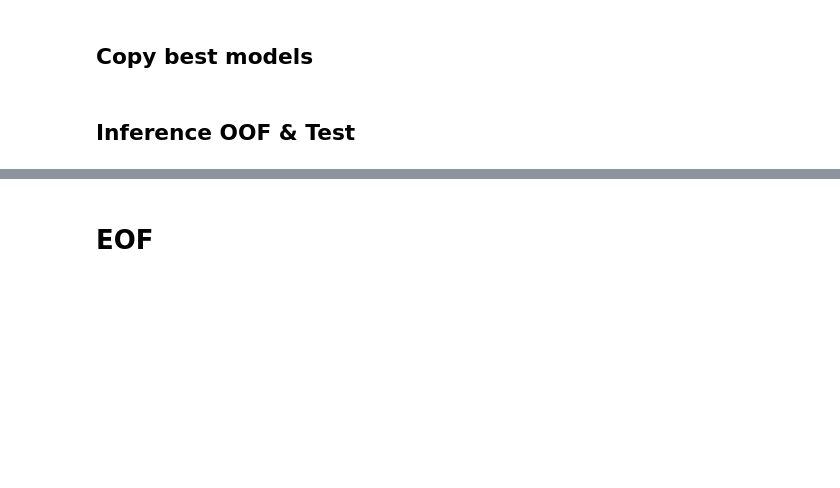
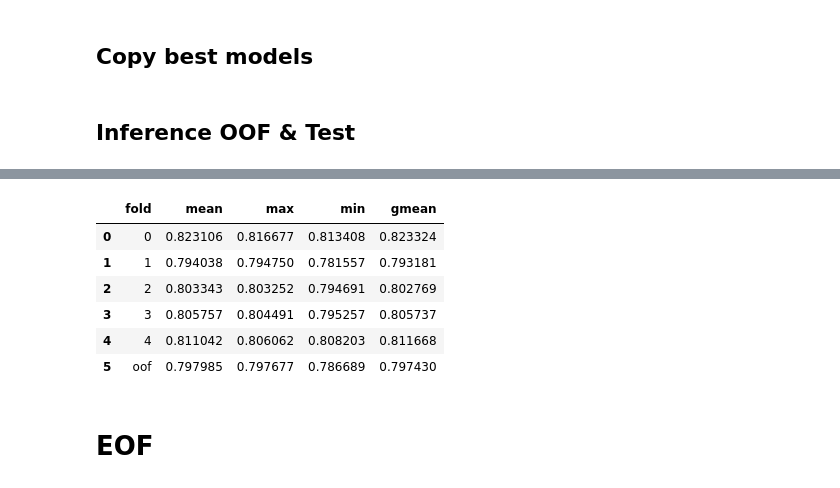
Before and after one commit to yamaguchi-milkcocholate/SETI, a Jupyter notebook: notebooks/nfnet_l0/seti-e-t-resnet18d-nfnet_l0.ipynb, the cells around one changed output, grey strips where cells are left out. Drawn from its saved outputs; the diff is of its cells as text; code cells hidden in the pictures; blank space fills up the shorter version.

```diff
--- a/notebooks/nfnet_l0/seti-e-t-resnet18d-nfnet_l0.ipynb
+++ b/notebooks/nfnet_l0/seti-e-t-resnet18d-nfnet_l0.ipynb
@@ -423,7 +423,7 @@ globals:
   output_path: null # indicate when training
   device: cuda:0
   enable_amp: False
-  max_epoch: 75
+  max_epoch: 5
 
 model:
   type: BasicImageModel
@@ -470,9 +470,9 @@ loader:
   train: {type: DataLoader, dataset: "@/dataset/train",
     batch_size: 42, num_workers: 4, shuffle: True, pin_memory: True, drop_last: True}
   val: {type: DataLoader, dataset: "@/dataset/val",
-    batch_size: 42, num_workers: 4, shuffle: False, pin_memory: True, drop_last: False}
+    batch_size: 256, num_workers: 4, shuffle: False, pin_memory: True, drop_last: False}
   test: {type: DataLoader, dataset: "@/dataset/test",
-    batch_size: 42, num_workers: 4, shuffle: False, pin_memory: True, drop_last: False}
+    batch_size: 256, num_workers: 4, shuffle: False, pin_memory: True, drop_last: False}
 
 optimizer:
   type: AdamW
@@ -526,7 +526,7 @@ extensions:
   - extension: {type: snapshot, target: "@/model", filename: "snapshot_by_metric_epoch_{.epoch}.pth"}
     trigger: {type: MaxValueTrigger, key: "val/metric", trigger: [1, epoch]}
   # # lr scheduler
-  - {type: LRScheduler, scheduler: "@/scheduler", trigger: [1,  iteration]}
+  #  - {type: LRScheduler, scheduler: "@/scheduler", trigger: [1,  iteration]}
 """
 )
 # %% [markdown]
@@ -684,11 +684,11 @@ for fold_id in FOLDS:
     tmp_cfg["globals"]["output_path"] = str(TMP / f"fold{fold_id}")
     pre_eval_cfg_list.append(tmp_cfg)
 # %%
-for pre_eval_cfg in pre_eval_cfg_list:
-    cfg = Config(pre_eval_cfg, types=CONFIG_TYPES)
-    print(f"\n[fold {cfg['/globals/val_fold']}]")
-    train_one_fold(cfg, train)
-    with torch.cuda.device(cfg["/globals/device"]):
-        torch.cuda.empty_cache()
-    del cfg
-    gc.collect()
+# for pre_eval_cfg in pre_eval_cfg_list:
+#     cfg = Config(pre_eval_cfg, types=CONFIG_TYPES)
+#     print(f"\n[fold {cfg['/globals/val_fold']}]")
+#     train_one_fold(cfg, train)
+#     with torch.cuda.device(cfg["/globals/device"]):
+#         torch.cuda.empty_cache()
+#     del cfg
+#     gc.collect()
@@ -800,5 +781,5 @@ for fold_id in FOLDS:
 # %%
-oof_score = roc_auc_score(label_arr, oof_pred_arr)
-score_list.append(["oof", oof_score])
-pd.DataFrame(score_list, columns=["fold", "metric"])
+# oof_score = roc_auc_score(label_arr, oof_pred_arr)
+# score_list.append(["oof", oof_score])
+# pd.DataFrame(score_list, columns=["fold", "metric"])
 # %%
@@ -815,0 +831,7 @@ sub_df.head()
+# %%
+transforms = tta.Compose(
+    [
+        tta.HorizontalFlip(),
+        tta.VerticalFlip(),
+    ]
+)
@@ -815,0 +945,15 @@ sub_df.head()
+# %%
+oof_scores = list()
+for metric in METRICS:
+    oof_score = roc_auc_score(label_arr, oof_pred_arr_dict[metric])
+    oof_scores.append(oof_score)
+score_list.append(["oof"] + oof_scores)
+pd.DataFrame(score_list, columns=["fold"] + METRICS)
+# %% [output]
+|  | fold | mean | max | min | gmean |
+| 0 | 0 | 0.823106 | 0.816677 | 0.813408 | 0.823324 |
+| 1 | 1 | 0.794038 | 0.794750 | 0.781557 | 0.793181 |
+| 2 | 2 | 0.803343 | 0.803252 | 0.794691 | 0.802769 |
+| 3 | 3 | 0.805757 | 0.804491 | 0.795257 | 0.805737 |
+| 4 | 4 | 0.811042 | 0.806062 | 0.808203 | 0.811668 |
+| 5 | oof | 0.797985 | 0.797677 | 0.786689 | 0.797430 |
```
Also changed, not shown: parts of 13 cells of this notebook, 28 other files.
